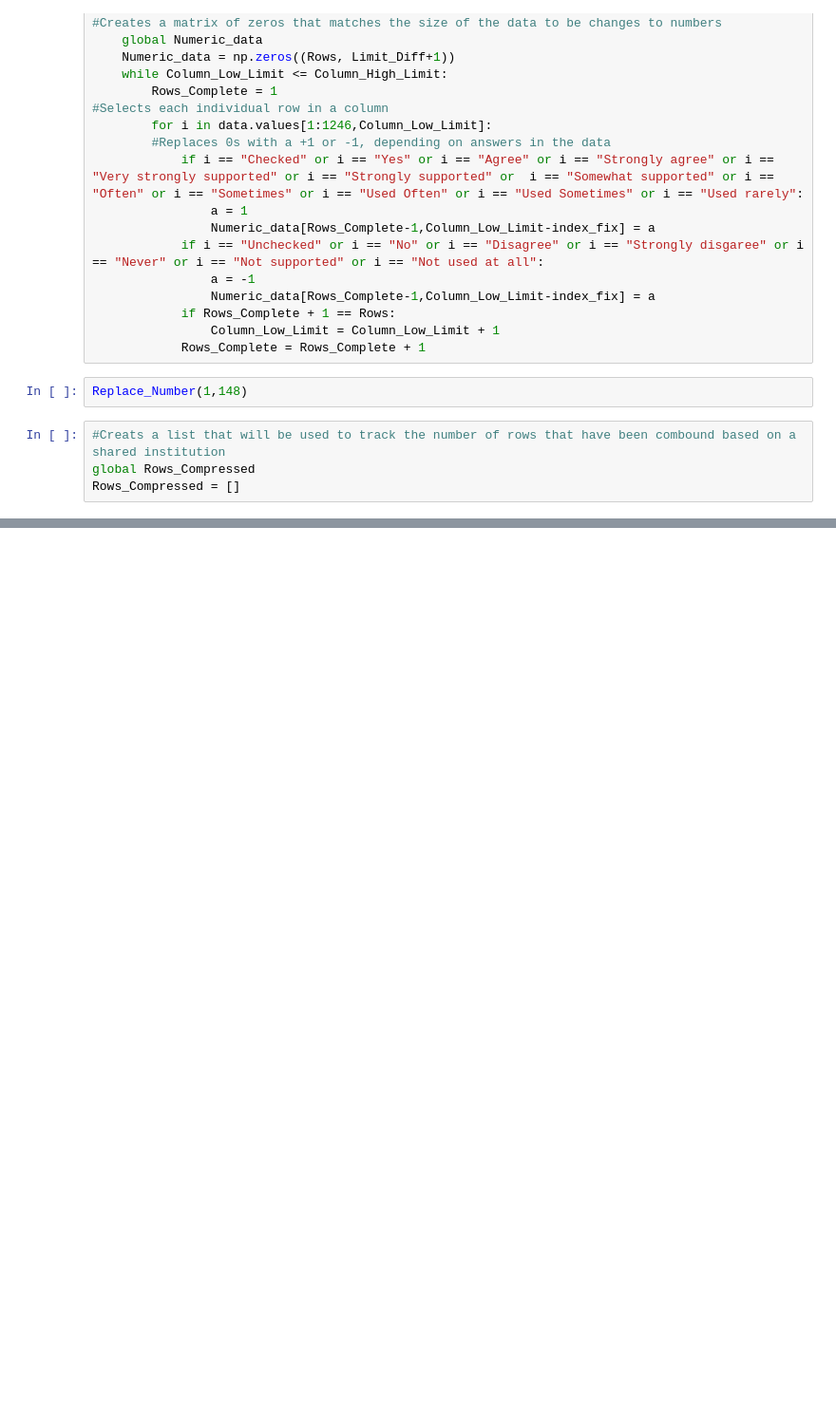
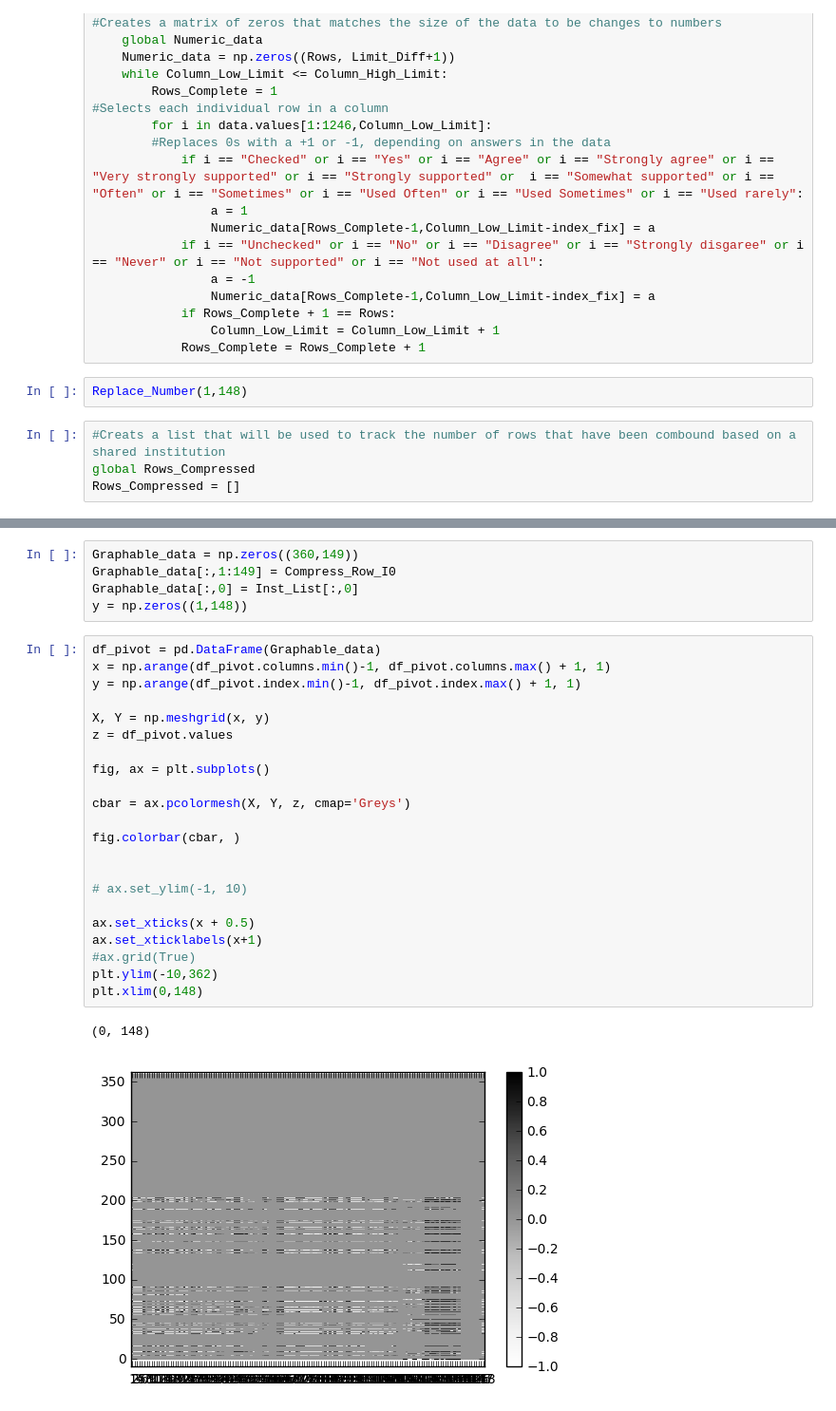
Before and after one commit to PERLMSU/Computational-Education-Data, a Jupyter notebook: Color Diagram of Data.ipynb, the cells around one changed output, grey strips where cells are left out. Shown at 95% size. Saved outputs shown, nothing was run; the diff lists cells and outputs as text; blank space fills up the shorter version.

```diff
--- a/Color Diagram of Data.ipynb
+++ b/Color Diagram of Data.ipynb
@@ -295,0 +137,30 @@ Compress_Rows(1241,1247,"Yes")
+# %%
+Graphable_data = np.zeros((360,149))
+Graphable_data[:,1:149] = Compress_Row_I0
+Graphable_data[:,0] = Inst_List[:,0]
+y = np.zeros((1,148))
+# %%
+df_pivot = pd.DataFrame(Graphable_data)
+x = np.arange(df_pivot.columns.min()-1, df_pivot.columns.max() + 1, 1)
+y = np.arange(df_pivot.index.min()-1, df_pivot.index.max() + 1, 1)
+
+X, Y = np.meshgrid(x, y)
+z = df_pivot.values
+
+fig, ax = plt.subplots()
+
+cbar = ax.pcolormesh(X, Y, z, cmap='Greys')
+
+fig.colorbar(cbar, )
+
+
+# ax.set_ylim(-1, 10)
+
+ax.set_xticks(x + 0.5)
+ax.set_xticklabels(x+1)
+#ax.grid(True)
+plt.ylim(-10,362)
+plt.xlim(0,148)
+# %% [output]
+(0, 148)
+[figure, added]
```
Also changed, not shown: parts of 6 cells of this notebook.
